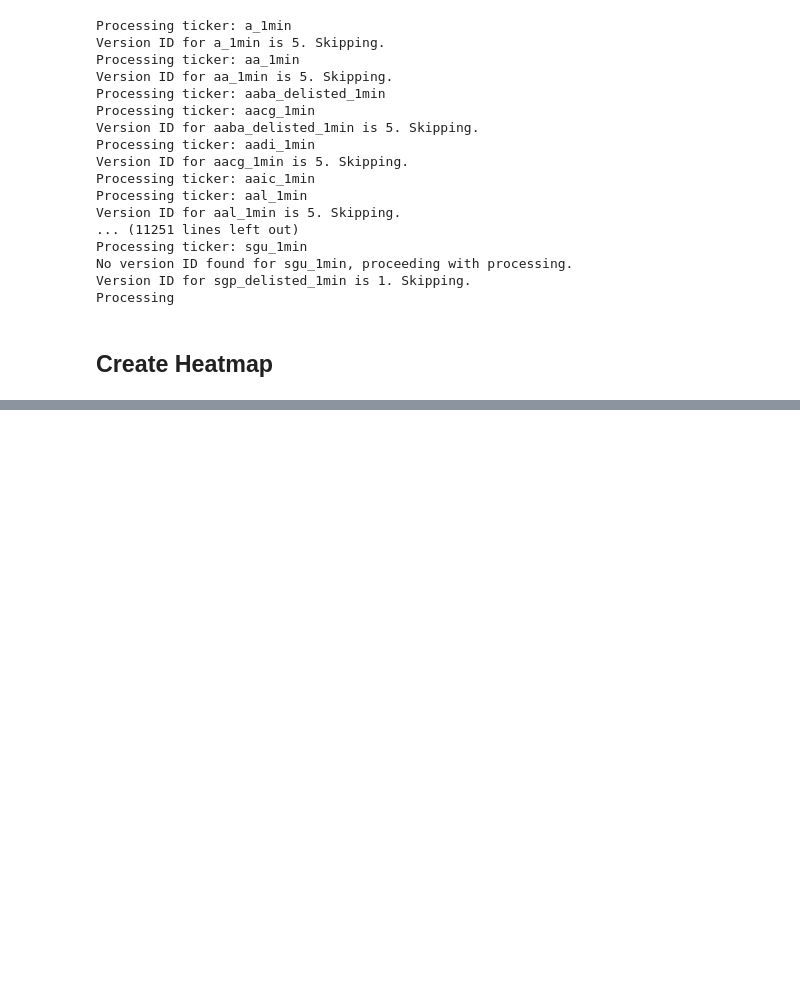
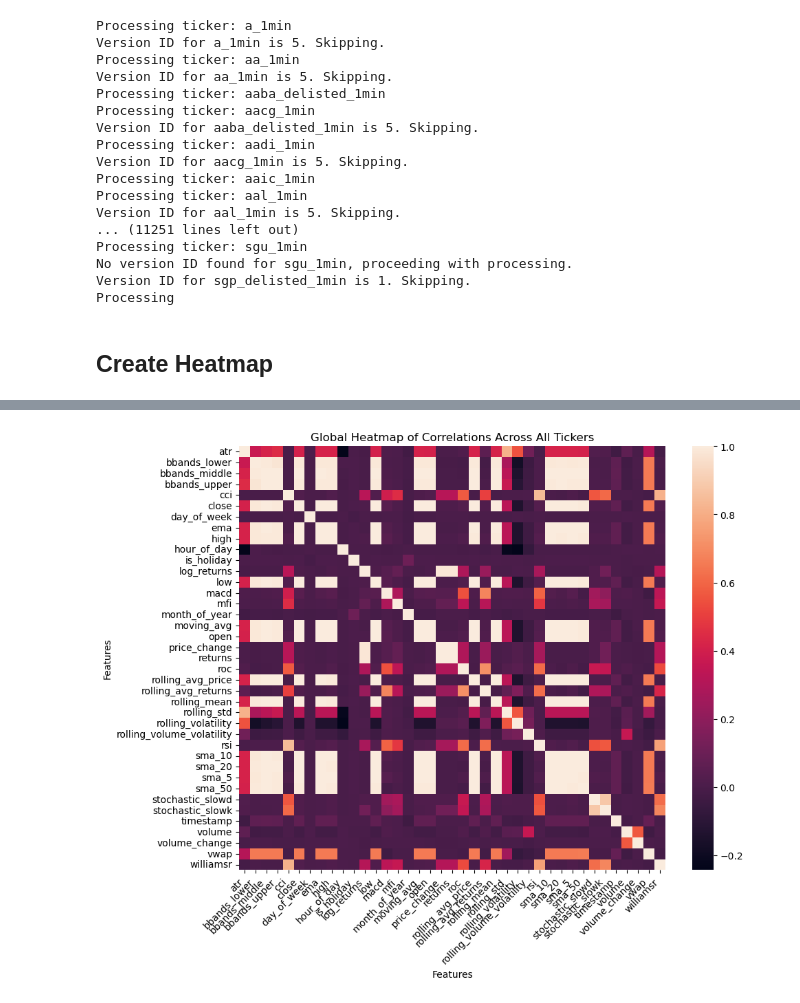
Before and after one commit to noface-0/AAI-590-01-Capstone, a Jupyter notebook: dataprocessing/research.ipynb, the cells around one changed output, grey strips where cells are left out. Cells and saved outputs as stored; diff of their text form; code cells hidden in the pictures; blank space fills up the shorter version.

Commit message:
heatmap created

```diff
--- a/dataprocessing/research.ipynb
+++ b/dataprocessing/research.ipynb
@@ -1325,12 +1029,32 @@ Correlation matrix for airtp_1min calculated.
+# %%
+def remove_nan_correlation_matrices(correlation_matrices):
+    non_nan_correlation_matrices = [
+        matrix for matrix in correlation_matrices if not matrix.isnull().values.any()
+    ]
+    return non_nan_correlation_matrices
+# %%
+%%capture clean_gdf
+
+clean_correlation_matrices = remove_nan_correlation_matrices(correlation_matrices)
+# %%
+%%capture gdf
+
+global_correlation_matrix = pd.concat(clean_correlation_matrices).groupby(level=0).mean()
+# %%
+# Sort the columns and index of the average correlation matrix to ensure they are in the same order
+sorted_columns = sorted(global_correlation_matrix.columns)
+avg_correlation_matrix = global_correlation_matrix.loc[sorted_columns, sorted_columns]
 # %%
 # Plot Global Heatmap
 plt.figure(figsize=(10, 8))
-# sns.heatmap(avg_correlation_matrix)
-sns.heatmap(global_correlation_matrix, annot=True, fmt=".2f", cmap='coolwarm', center=0)
+sns.heatmap(avg_correlation_matrix)
+# sns.heatmap(global_correlation_matrix, annot=True, fmt=".2f", cmap='coolwarm', center=0)
 plt.title('Global Heatmap of Correlations Across All Tickers')
 plt.xlabel('Features')
 plt.ylabel('Features')
-# plt.xticks(np.arange(len(feature_names)) + 0.5, feature_names, rotation=45, ha='right')
-# plt.yticks(np.arange(len(feature_names)) + 0.5, feature_names, rotation=0)
+plt.xticks(rotation=45, ha='right')
+plt.yticks(rotation=0)
 plt.savefig('global_heatmap.png', bbox_inches='tight')
 plt.show()
+# %% [output]
+[figure, added]
```
Also changed, not shown: parts of 38 cells of this notebook, 1 other file.
